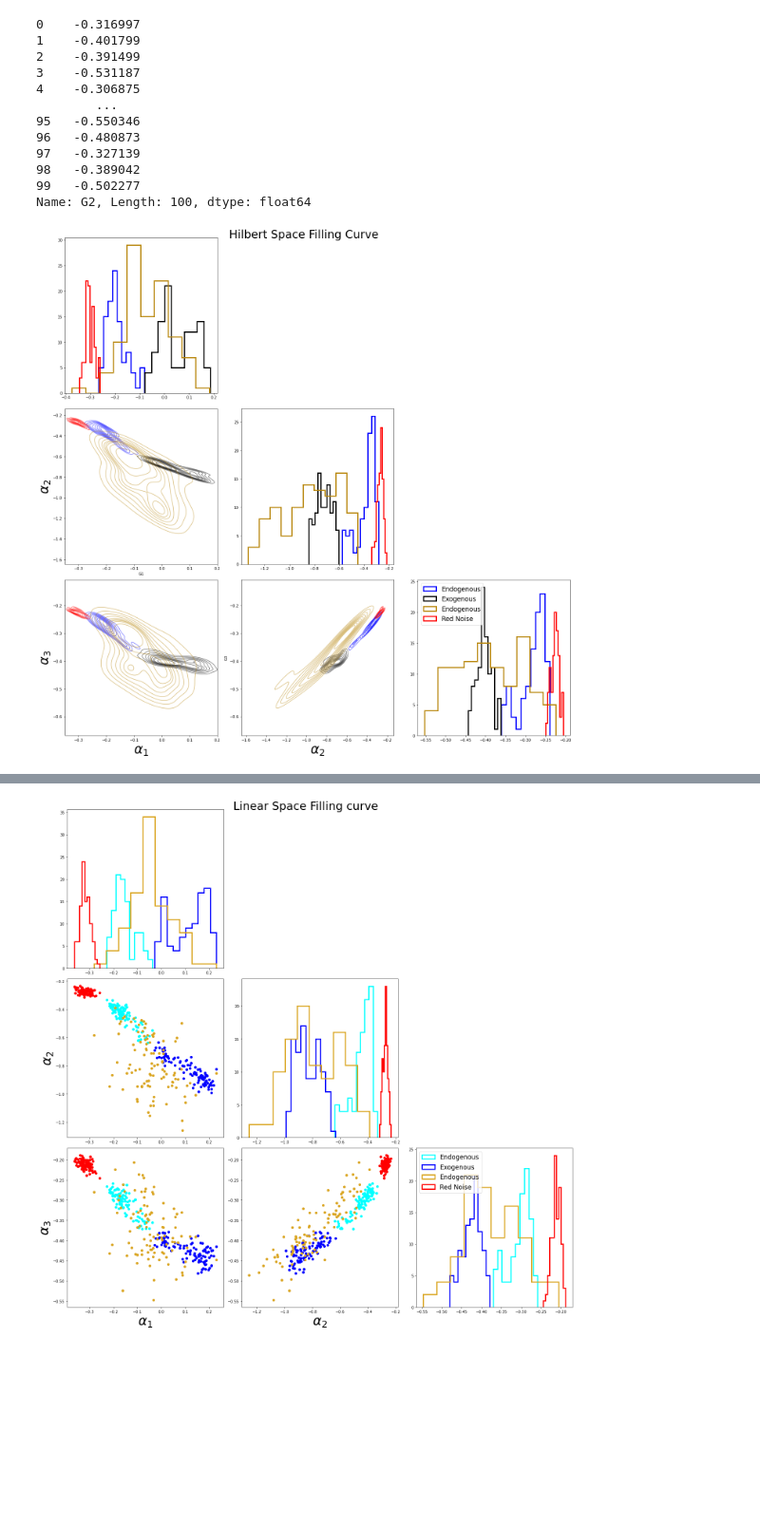
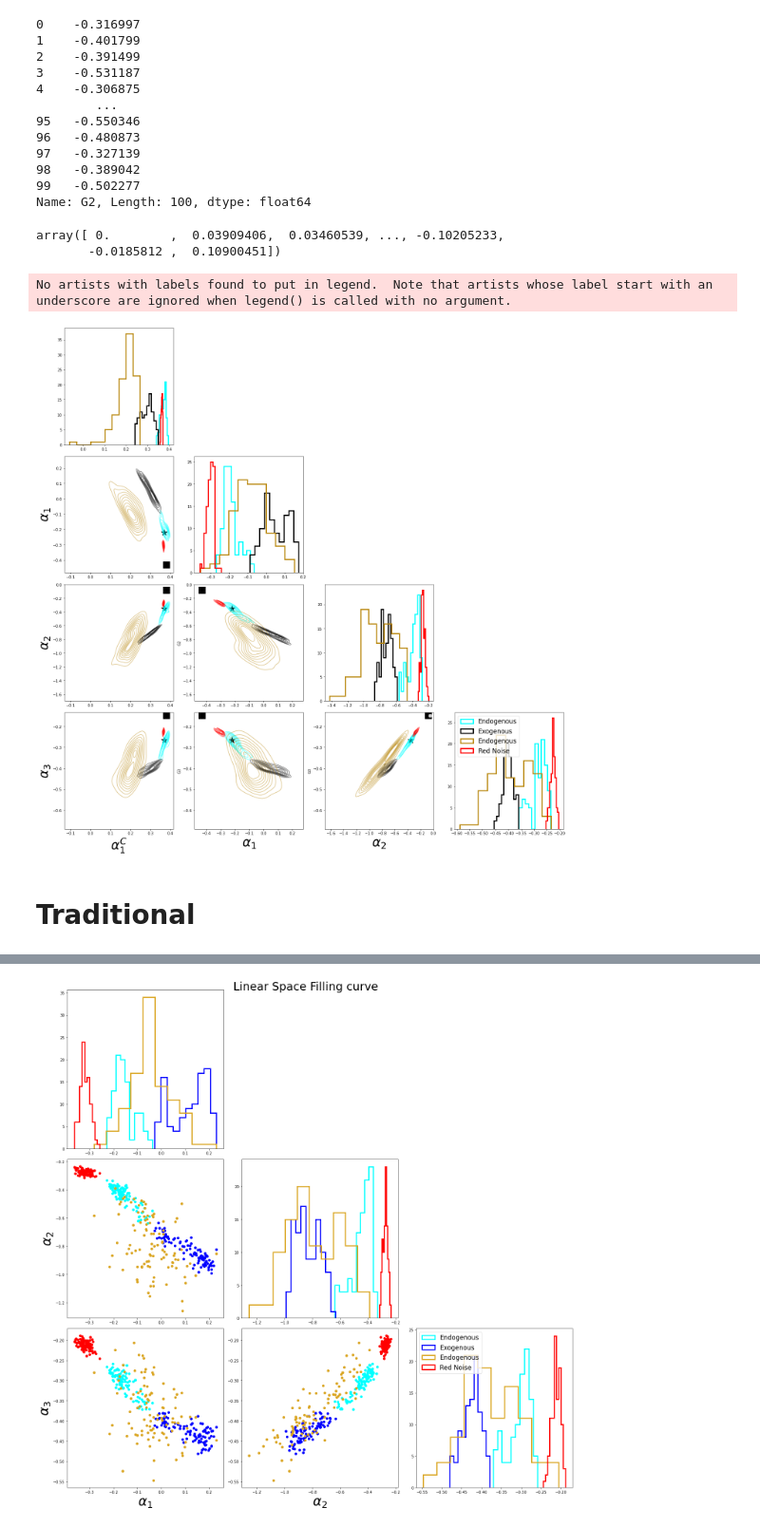
Before and after one commit to rsautter/GPA1D, a Jupyter notebook: notebook/Extremes_synthetic.ipynb, the cells around one changed output, grey strips where cells are left out. Shown at 95% size. Drawn from its saved outputs; the diff is of its cells as text; code cells hidden in the pictures; blank space fills up the shorter version.

```diff
--- a/notebook/Extremes_synthetic.ipynb
+++ b/notebook/Extremes_synthetic.ipynb
@@ -166,16 +175,18 @@ NameError: name 'pts1' is not defined
 endo,exo = [] , []
 for i in tqdm.tqdm(range(100)):
     series, _, _ = chi.generateUniformEndo(4096)
+    g1c = GPA1D.scalingLaw(series,"G1C")
     g1 = GPA1D.scalingLaw(series,"G1")
     g2 = GPA1D.scalingLaw(series,"G2")
     g3 = GPA1D.scalingLaw(series,"G3")
-    endo.append({"G1":g1,"G2":g2,"G3":g3})
+    endo.append({"G1C":g1c,"G1":g1,"G2":g2,"G3":g3})
 
     series, _, _ = chi.generateUniformExo(4096)
+    g1c = GPA1D.scalingLaw(series,"G1C")
     g1 = GPA1D.scalingLaw(series,"G1")
     g2 = GPA1D.scalingLaw(series,"G2")
     g3 = GPA1D.scalingLaw(series,"G3")
-    exo.append({"G1":g1,"G2":g2,"G3":g3})
+    exo.append({"G1C":g1c,"G1":g1,"G2":g2,"G3":g3})
 
 endo,exo = pd.DataFrame(endo),pd.DataFrame(exo)
 plt.figure()
@@ -189,10 +200,11 @@ lor = []
 for i in tqdm.tqdm(range(100)):
     mu = 2 + 4*np.random.rand()
     t, r= chi.lorenzSynch(mu=mu, n=2**10+100)
+    g1c = GPA1D.scalingLaw(r,"G1C")
     g1 = GPA1D.scalingLaw(r,"G1")
     g2 = GPA1D.scalingLaw(r,"G2")
     g3 = GPA1D.scalingLaw(r,"G3")
-    lor.append({"G1":g1,"G2":g2,"G3":g3})
+    lor.append({"G1C":g1c,"G1":g1,"G2":g2,"G3":g3})
 lor = pd.DataFrame(lor)
 plt.figure()
 plt.scatter(endo["G1"],endo["G2"],color='cyan')
@@ -205,16 +217,18 @@ plt.show()
 rn,wn = [],[]
 for i in tqdm.tqdm(range(100)):
     r = chi.cNoise(2,[2**13])
+    g1c = GPA1D.scalingLaw(r,"G1C")
     g1 = GPA1D.scalingLaw(r,"G1")
     g2 = GPA1D.scalingLaw(r,"G2")
     g3 = GPA1D.scalingLaw(r,"G3")
-    rn.append({"G1":g1,"G2":g2,"G3":g3})
+    rn.append({"G1C":g1c,"G1":g1,"G2":g2,"G3":g3})
 
     w = chi.cNoise(0,[2**13])
+    g1c = GPA1D.scalingLaw(r,"G1C")
     g1 = GPA1D.scalingLaw(w,"G1")
     g2 = GPA1D.scalingLaw(w,"G2")
     g3 = GPA1D.scalingLaw(w,"G3")
-    wn.append({"G1":g1,"G2":g2,"G3":g3})
+    wn.append({"G1C":g1c,"G1":g1,"G2":g2,"G3":g3})
 
 rn = pd.DataFrame(rn)
 wn = pd.DataFrame(wn)
@@ -282,36 +296,57 @@ endo = pd.read_csv("endo_Hilbert_3_17_2.csv")
 exo = pd.read_csv("exo_Hilbert_3_17_2.csv")
 lor = pd.read_csv("lor_Hilbert_3_17_2.csv")
 rn = pd.read_csv("rn_Hilbert_3_17_2.csv")
+# %%
+sw = chi.get_SolarWind()
+ssw = chi.get_SurrogateSolarWind()
+# %% [output]
+array([ 0.        ,  0.03909406,  0.03460539, ..., -0.10205233,
+       -0.0185812 ,  0.10900451])
 # %%
 plt.figure(figsize=(20,20))
-for i in range(3):
-    for j in range(3):
-        if ((i==2) and (j==0)):
+
+gress = ['G1C','G1','G2','G3']
+labels = [f'_1^C',f'_1',f'_2',f'_3']
+
+for i in range(4):
+    for j in range(4):
+        if ((i==3) and (j==0)):
             plt.legend()
         if i<j:
-            plt.subplot(3,3,i+3*j+1)
-            sns.kdeplot(data=endo, x=f"G{i+1}", y=f"G{j+1}",fill=False,color='blue',thresh=0.15,alpha = 0.5)
-            sns.kdeplot(data=exo, x=f"G{i+1}", y=f"G{j+1}",fill=False,color='black',thresh=0.15,alpha = 0.5)
-            sns.kdeplot(data=lor, x=f"G{i+1}", y=f"G{j+1}",fill=False,color='darkgoldenrod',thresh=0.15,alpha = 0.5)
-            sns.kdeplot(data=rn, x=f"G{i+1}", y=f"G{j+1}",fill=False,color='red',thresh=0.15,alpha = 0.5)
+            plt.subplot(4,4,i+4*j+1)
+            sns.kdeplot(data=endo, x=gress[i], y=gress[j],fill=False,color='aqua',thresh=0.15,alpha = 0.5)
+            sns.kdeplot(data=exo, x=gress[i], y=gress[j],fill=False,color='black',thresh=0.15,alpha = 0.5)
+            sns.kdeplot(data=lor, x=gress[i], y=gress[j],fill=False,color='darkgoldenrod',thresh=0.15,alpha = 0.5)
+            sns.kdeplot(data=rn, x=gress[i], y=gress[j],fill=False,color='red',thresh=0.15,alpha = 0.5)
+            gx = GPA1D.scalingLaw(sw,gress[i])
+            gy = GPA1D.scalingLaw(sw,gress[j])
+            plt.scatter(gx,gy,marker='*',s=300, color='k')
+            gx = GPA1D.scalingLaw(ssw,gress[i])
+            gy = GPA1D.scalingLaw(ssw,gress[j])
+            plt.scatter(gx,gy,marker='s',s=300, color='k')
             plt.title('')
-            if j==2:
-                plt.xlabel(fr"$\alpha_{i+1}$",fontsize=35)
+            if j==0:
+                plt.xlim(0.1,0.4)
+            if j==3:
+                plt.xlabel(fr"$\alpha"+labels[i]+"$",fontsize=35)
+            else:
+                plt.xlabel('')
             if i==0:
-                plt.ylabel(fr"$\alpha_{j+1}$",fontsize=35)
-                plt.xlim(-0.35,0.2)
+                plt.ylabel(fr"$\alpha"+labels[j]+"$",fontsize=35)
         if i==j:
-            plt.subplot(3,3,i+3*j+1)
-            plt.hist(endo[f"G{i+1}"],color='blue',label='Endogenous',histtype='step',lw=3)
-            plt.hist(exo[f"G{i+1}"],color='black',label='Exogenous',histtype='step',lw=3)
-            plt.hist(lor[f"G{i+1}"],color='darkgoldenrod',label='Endogenous',histtype='step',lw=3)
-            plt.hist(rn[f"G{i+1}"],color='red',label='Red Noise',histtype='step',lw=3)
+            plt.subplot(4,4,i+4*j+1)
+            plt.hist(endo[gress[i]],color='aqua',label='Endogenous',histtype='step',lw=3)
+            plt.hist(exo[gress[i]],color='black',label='Exogenous',histtype='step',lw=3)
+            plt.hist(lor[gress[i]],color='darkgoldenrod',label='Endogenous',histtype='step',lw=3)
+            plt.hist(rn[gress[i]],color='red',label='Red Noise',histtype='step',lw=3)
             #plt.scatter(wn["G1"],wn["G2"],color='black')
             #plt.title(fr"$\alpha_{j+1}$",fontsize=25)
 plt.legend(fontsize=17)
-plt.suptitle("Hilbert Space Filling Curve ",fontsize=30)
 plt.tight_layout()
 
 plt.show()
 # %% [output]
+No artists with labels found to put in legend.  Note that artists whose label start with an underscore are ignored when legend() is called with no argument.
-[figure, old version]
+[figure, new version]
+# %% [markdown]
+# Traditional
```
Also changed, not shown: parts of 22 cells of this notebook, 19 other files.
